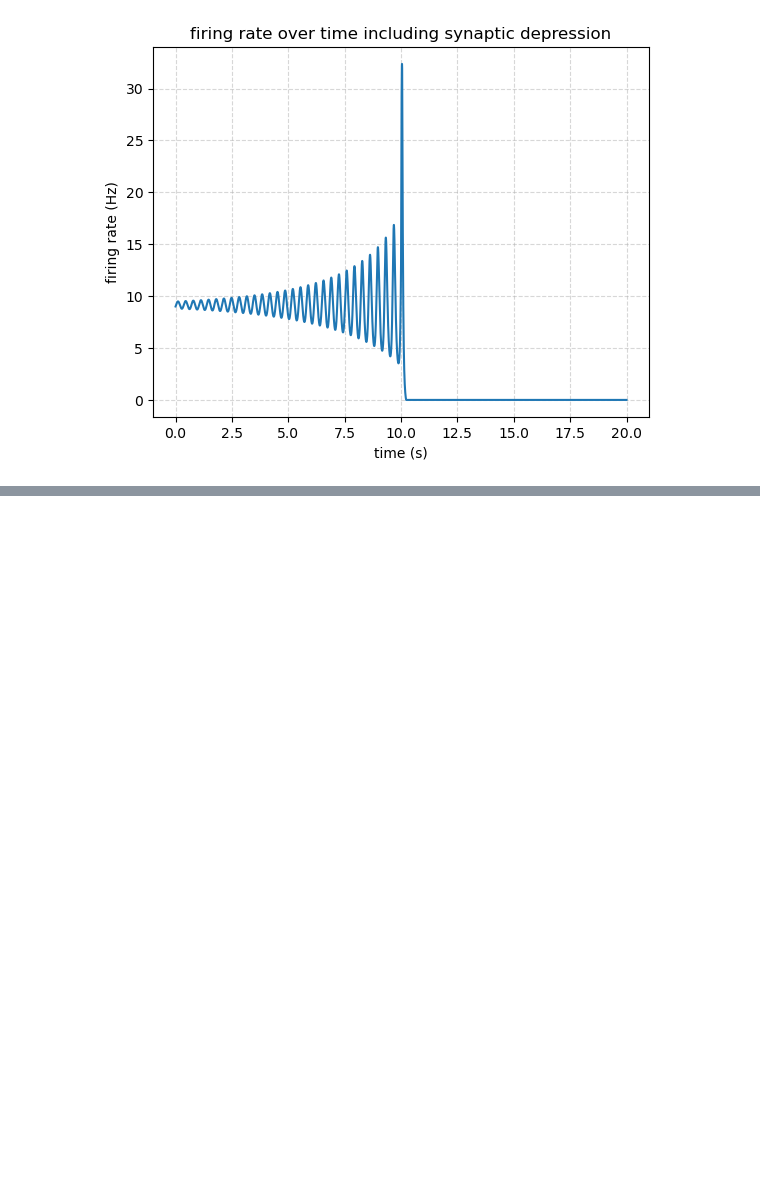
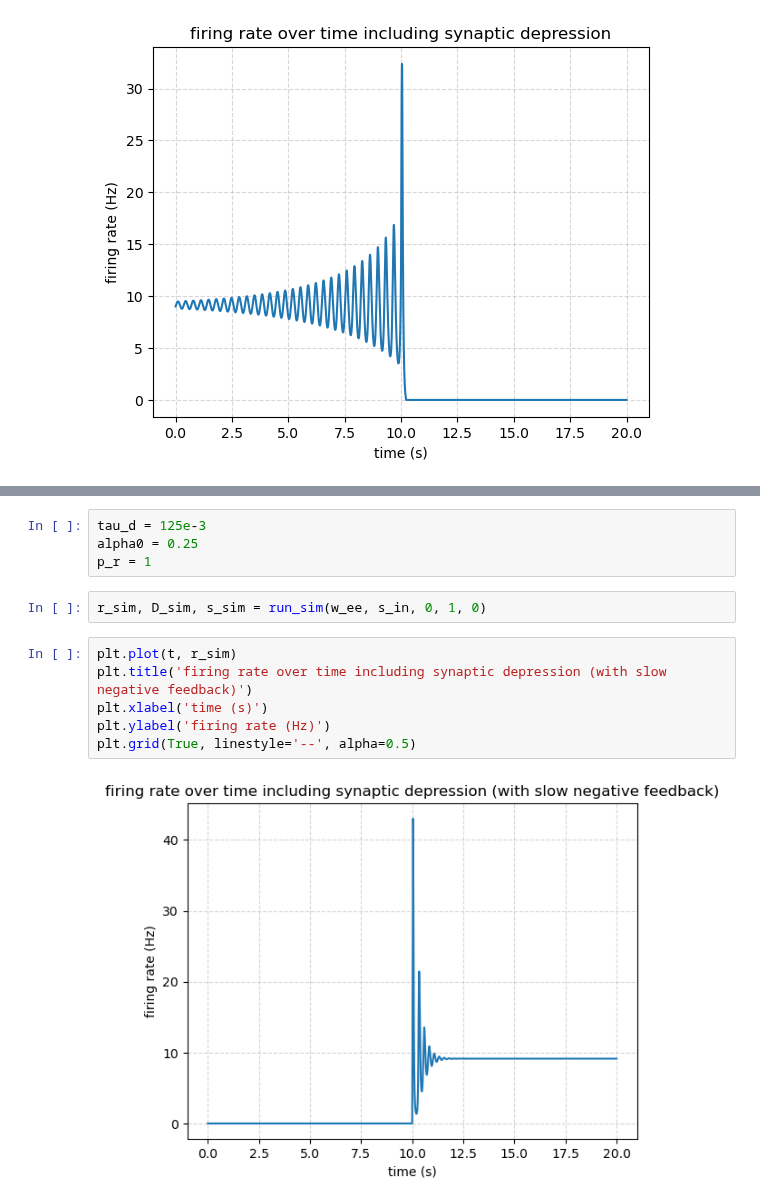
Before and after one commit to polsen99/intro_comp_neuro, a Jupyter notebook: tutorial 6.1 - bistability and oscillations in a firing-rate model with feedback.ipynb, the cells around one changed output, grey strips where cells are left out. Drawn from its saved outputs; the diff is of its cells as text; blank space fills up the shorter version.

```diff
--- a/tutorial 6.1 - bistability and oscillations in a firing-rate model with feedback.ipynb
+++ b/tutorial 6.1 - bistability and oscillations in a firing-rate model with feedback.ipynb
@@ -275,0 +285,14 @@ plt.grid(True, linestyle='--', alpha=0.5)
+# %%
+tau_d = 125e-3
+alpha0 = 0.25
+p_r = 1
+# %%
+r_sim, D_sim, s_sim = run_sim(w_ee, s_in, 0, 1, 0)
+# %%
+plt.plot(t, r_sim)
+plt.title('firing rate over time including synaptic depression (with slow negative feedback)')
+plt.xlabel('time (s)')
+plt.ylabel('firing rate (Hz)')
+plt.grid(True, linestyle='--', alpha=0.5)
+# %% [output]
+[figure, added]
```
Also changed, not shown: parts of 3 cells of this notebook.
